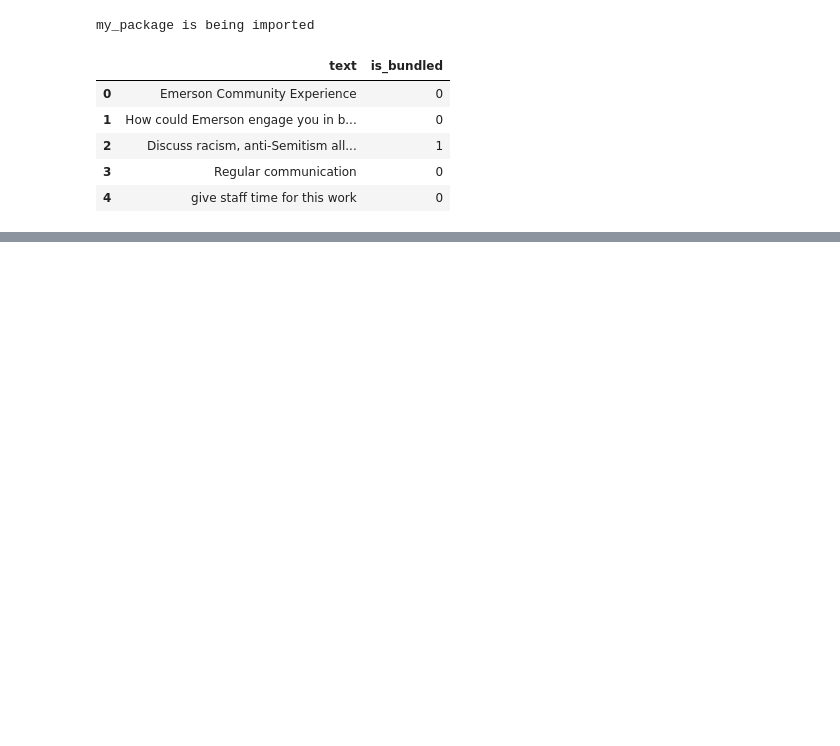
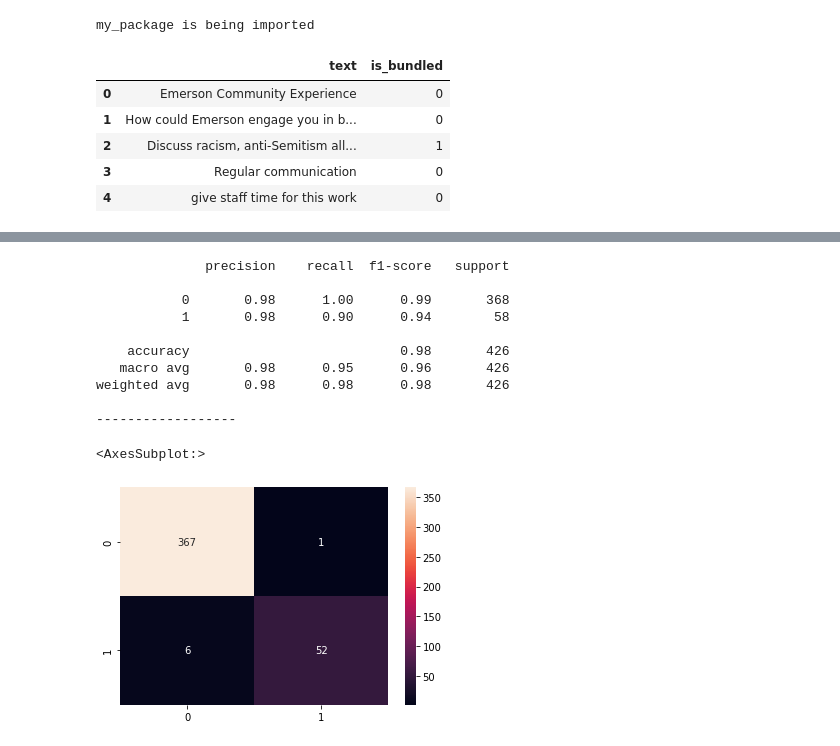
Before and after one commit to AnasAito/Bundled-text, a Jupyter notebook: Notebooks/example.ipynb, the cells around one changed output, grey strips where cells are left out. Cells and saved outputs as stored; diff of their text form; code cells hidden in the pictures; blank space fills up the shorter version.

```diff
--- a/Notebooks/example.ipynb
+++ b/Notebooks/example.ipynb
@@ -127,9 +121,6 @@ def split_into_sentences(text):
     spans = [s for s in spans if s!='']
     return spans
 
-def get_tockenize_len(text):
-    sentences = split_into_sentences(text)
-    return len(sentences)
 
 def compute_similarity(pair):
     text1,text2 = pair
@@ -138,23 +129,19 @@ def compute_similarity(pair):
 
     return  doc1.similarity(doc2)
 
-def get_sim_metric(text,agg='mean'):
+def get_sim_metrics(text):
     text_chunks = split_into_sentences(text)
     text_chunks_pairs = [text_chunks[i:i+2] for i in range(len(text_chunks)-1)]
     if len(text_chunks)<=1:
-        return 1
+        return len(text_chunks),1,1
     similarity_scores = [compute_similarity(pair) for pair in text_chunks_pairs]
-    if agg=='mean':
-        return np.mean(similarity_scores)
-    elif agg=='min':
-        return np.min(similarity_scores)
+    return len(text_chunks),  np.mean(similarity_scores) , np.min(similarity_scores)
+
 
 
 # apply to data
 def similarity_feat_gen(data):
-    data['sentence_count'] = data['text'].apply(get_tockenize_len)
-    data['similarity_mean'] = data['text'].apply(get_sim_metric,agg='mean')
-    data['similarity_min'] = data['text'].apply(get_sim_metric,agg='min')
+    data['sentence_count'], data['similarity_mean'] ,data['similarity_min']= zip(*data['text'].map(get_sim_metrics))
     return data[['sentence_count','similarity_mean','similarity_min','is_bundled']]
 config = {
     'model_type': 'logistic',
@@ -164,10 +151,9 @@ config = {
 
 }
 
-score, confusion_matrix, classification_report,fnr,features,cach_data = run_experiment(data,config=config)
+confusion_matrix, classification_report,features,fn_index,cach_data = run_experiment(data,config=config)
 print(classification_report)
-print('------------------')
-print('false negative rate = ',fnr)
+
 print('------------------')
 # plot confusion matrix
 import seaborn as sns
@@ -227,0 +291,30 @@ false negative rate =  0.1206896551724138
+# %%
+config = {
+    'model_type': 'randomforest',
+    'model_params': {'n_estimators':20,},
+    'feat_gen_func' : similarity_feat_gen,
+    'cach_data': cach_data
+
+}
+confusion_matrix, classification_report,features,fn_index,cach_data = run_experiment(data,config=config)
+print(classification_report)
+
+print('------------------')
+# plot confusion matrix
+import seaborn as sns
+import matplotlib.pyplot as plt
+# plot confusion matrix
+sns.heatmap(confusion_matrix,annot=True,fmt='d')
+# %% [output]
+              precision    recall  f1-score   support
+
+           0       0.98      1.00      0.99       368
+           1       0.98      0.90      0.94        58
+
+    accuracy                           0.98       426
+   macro avg       0.98      0.95      0.96       426
+weighted avg       0.98      0.98      0.98       426
+
+------------------
+<AxesSubplot:>
+[figure, added]
```
Also changed, not shown: parts of 16 cells of this notebook, 1 other file.
